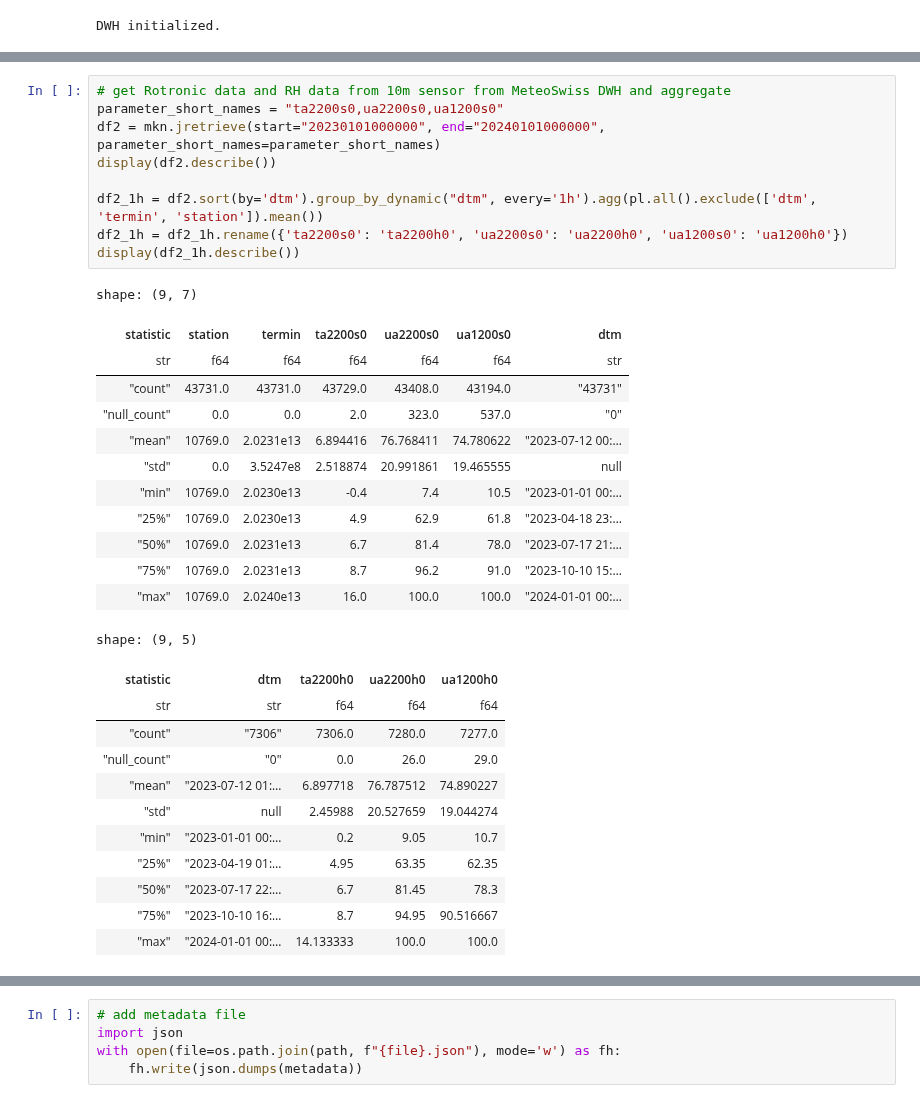
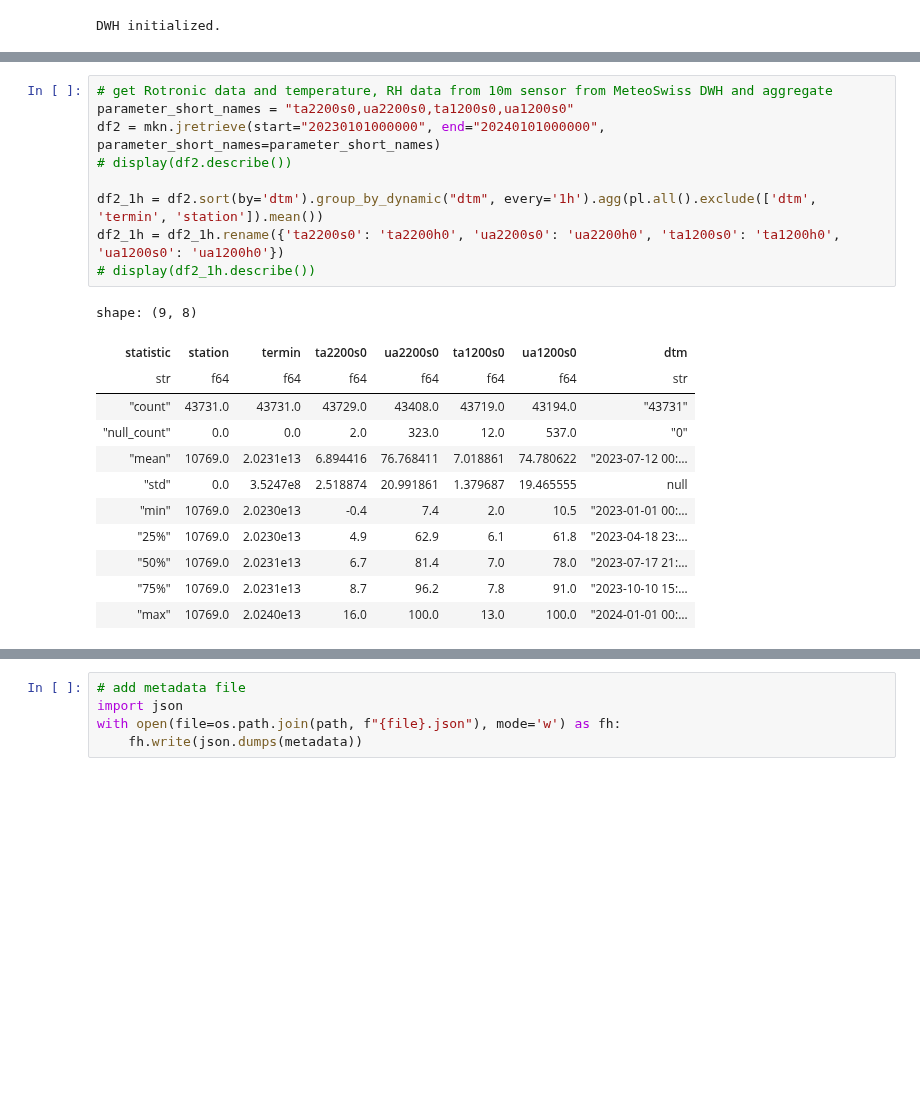
Before and after one commit to MeteoSwiss/gawkenya, a Jupyter notebook: meteo_compile_data_for_submission.ipynb, the cells around one changed output, grey strips where cells are left out. Cells and saved outputs as stored; diff of their text form; blank space fills up the shorter version.

```diff
--- a/meteo_compile_data_for_submission.ipynb
+++ b/meteo_compile_data_for_submission.ipynb
@@ -50,36 +37,24 @@ shape: (9, 11)
 # %%
-# get Rotronic data and RH data from 10m sensor from MeteoSwiss DWH and aggregate
-parameter_short_names = "ta2200s0,ua2200s0,ua1200s0"
+# get Rotronic data and temperature, RH data from 10m sensor from MeteoSwiss DWH and aggregate
+parameter_short_names = "ta2200s0,ua2200s0,ta1200s0,ua1200s0"
 df2 = mkn.jretrieve(start="20230101000000", end="20240101000000", parameter_short_names=parameter_short_names)
-display(df2.describe())
+# display(df2.describe())
 
 df2_1h = df2.sort(by='dtm').group_by_dynamic("dtm", every='1h').agg(pl.all().exclude(['dtm', 'termin', 'station']).mean())
-df2_1h = df2_1h.rename({'ta2200s0': 'ta2200h0', 'ua2200s0': 'ua2200h0', 'ua1200s0': 'ua1200h0'})
-display(df2_1h.describe())
+df2_1h = df2_1h.rename({'ta2200s0': 'ta2200h0', 'ua2200s0': 'ua2200h0', 'ta1200s0': 'ta1200h0', 'ua1200s0': 'ua1200h0'})
+# display(df2_1h.describe())
 # %% [output]
-shape: (9, 7)
+shape: (9, 8)
-| statistic | station | termin | ta2200s0 | ua2200s0 | ua1200s0 | dtm |
-| str | f64 | f64 | f64 | f64 | f64 | str |
-| "count" | 43731.0 | 43731.0 | 43729.0 | 43408.0 | 43194.0 | "43731" |
-| "null_count" | 0.0 | 0.0 | 2.0 | 323.0 | 537.0 | "0" |
-| "mean" | 10769.0 | 2.0231e13 | 6.894416 | 76.768411 | 74.780622 | "2023-07-12 00:… |
-| "std" | 0.0 | 3.5247e8 | 2.518874 | 20.991861 | 19.465555 | null |
-| "min" | 10769.0 | 2.0230e13 | -0.4 | 7.4 | 10.5 | "2023-01-01 00:… |
-| "25%" | 10769.0 | 2.0230e13 | 4.9 | 62.9 | 61.8 | "2023-04-18 23:… |
-| "50%" | 10769.0 | 2.0231e13 | 6.7 | 81.4 | 78.0 | "2023-07-17 21:… |
-| "75%" | 10769.0 | 2.0231e13 | 8.7 | 96.2 | 91.0 | "2023-10-10 15:… |
-| "max" | 10769.0 | 2.0240e13 | 16.0 | 100.0 | 100.0 | "2024-01-01 00:… |
+| statistic | station | termin | ta2200s0 | ua2200s0 | ta1200s0 | ua1200s0 | dtm |
+| str | f64 | f64 | f64 | f64 | f64 | f64 | str |
+| "count" | 43731.0 | 43731.0 | 43729.0 | 43408.0 | 43719.0 | 43194.0 | "43731" |
+| "null_count" | 0.0 | 0.0 | 2.0 | 323.0 | 12.0 | 537.0 | "0" |
+| "mean" | 10769.0 | 2.0231e13 | 6.894416 | 76.768411 | 7.018861 | 74.780622 | "2023-07-12 00:… |
+| "std" | 0.0 | 3.5247e8 | 2.518874 | 20.991861 | 1.379687 | 19.465555 | null |
+| "min" | 10769.0 | 2.0230e13 | -0.4 | 7.4 | 2.0 | 10.5 | "2023-01-01 00:… |
+| "25%" | 10769.0 | 2.0230e13 | 4.9 | 62.9 | 6.1 | 61.8 | "2023-04-18 23:… |
+| "50%" | 10769.0 | 2.0231e13 | 6.7 | 81.4 | 7.0 | 78.0 | "2023-07-17 21:… |
+| "75%" | 10769.0 | 2.0231e13 | 8.7 | 96.2 | 7.8 | 91.0 | "2023-10-10 15:… |
+| "max" | 10769.0 | 2.0240e13 | 16.0 | 100.0 | 13.0 | 100.0 | "2024-01-01 00:… |
-shape: (9, 5)
-| statistic | dtm | ta2200h0 | ua2200h0 | ua1200h0 |
-| str | str | f64 | f64 | f64 |
-| "count" | "7306" | 7306.0 | 7280.0 | 7277.0 |
-| "null_count" | "0" | 0.0 | 26.0 | 29.0 |
-| "mean" | "2023-07-12 01:… | 6.897718 | 76.787512 | 74.890227 |
-| "std" | null | 2.45988 | 20.527659 | 19.044274 |
-| "min" | "2023-01-01 00:… | 0.2 | 9.05 | 10.7 |
-| "25%" | "2023-04-19 01:… | 4.95 | 63.35 | 62.35 |
-| "50%" | "2023-07-17 22:… | 6.7 | 81.45 | 78.3 |
-| "75%" | "2023-10-10 16:… | 8.7 | 94.95 | 90.516667 |
-| "max" | "2024-01-01 00:… | 14.133333 | 100.0 | 100.0 |
 # %%
 # combine dataframes, fill up xre200h0 data with xa2200ho data where needed, store as xxx200h0 columns
```
Also changed, not shown: parts of 5 cells of this notebook, 3 other files.
